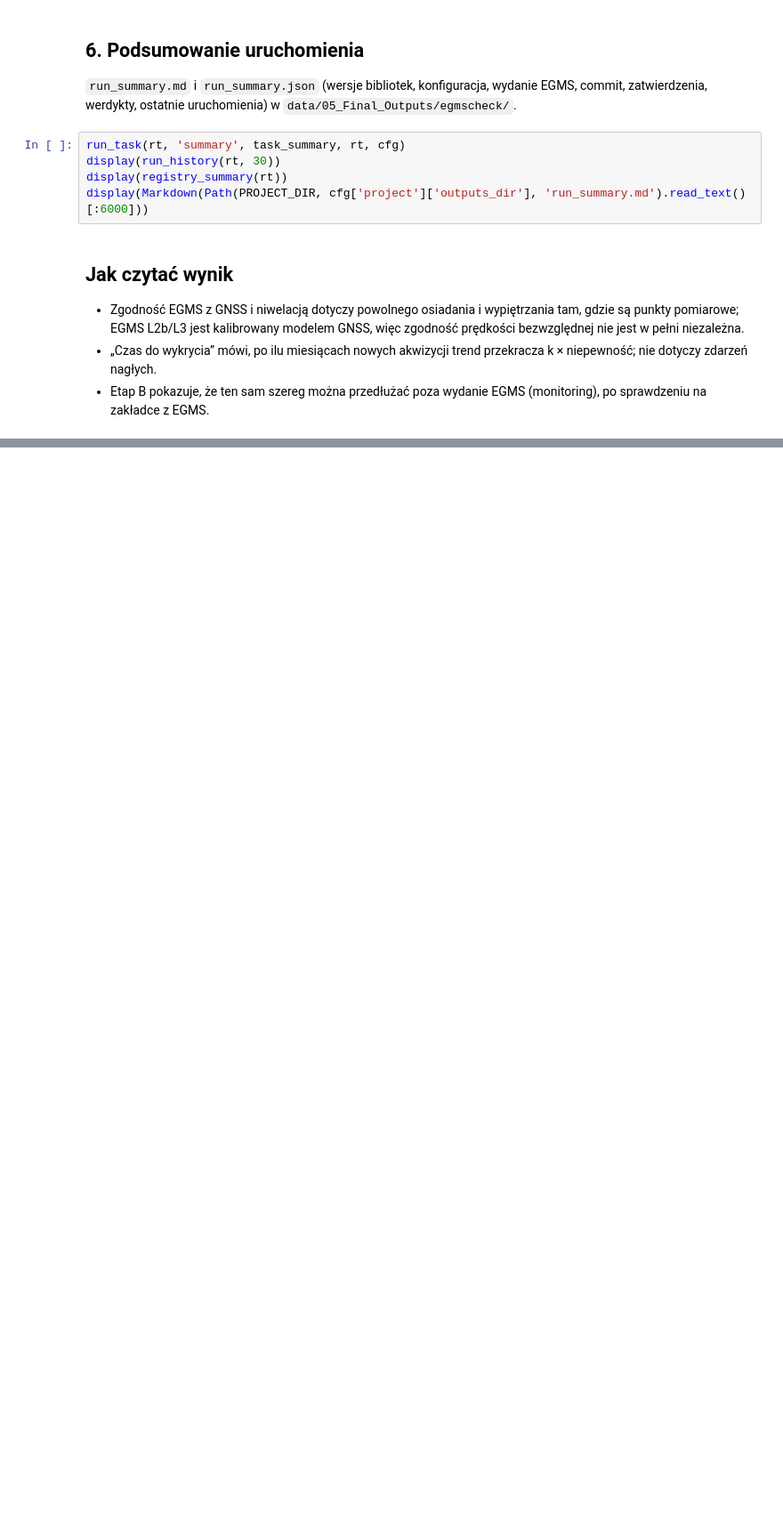
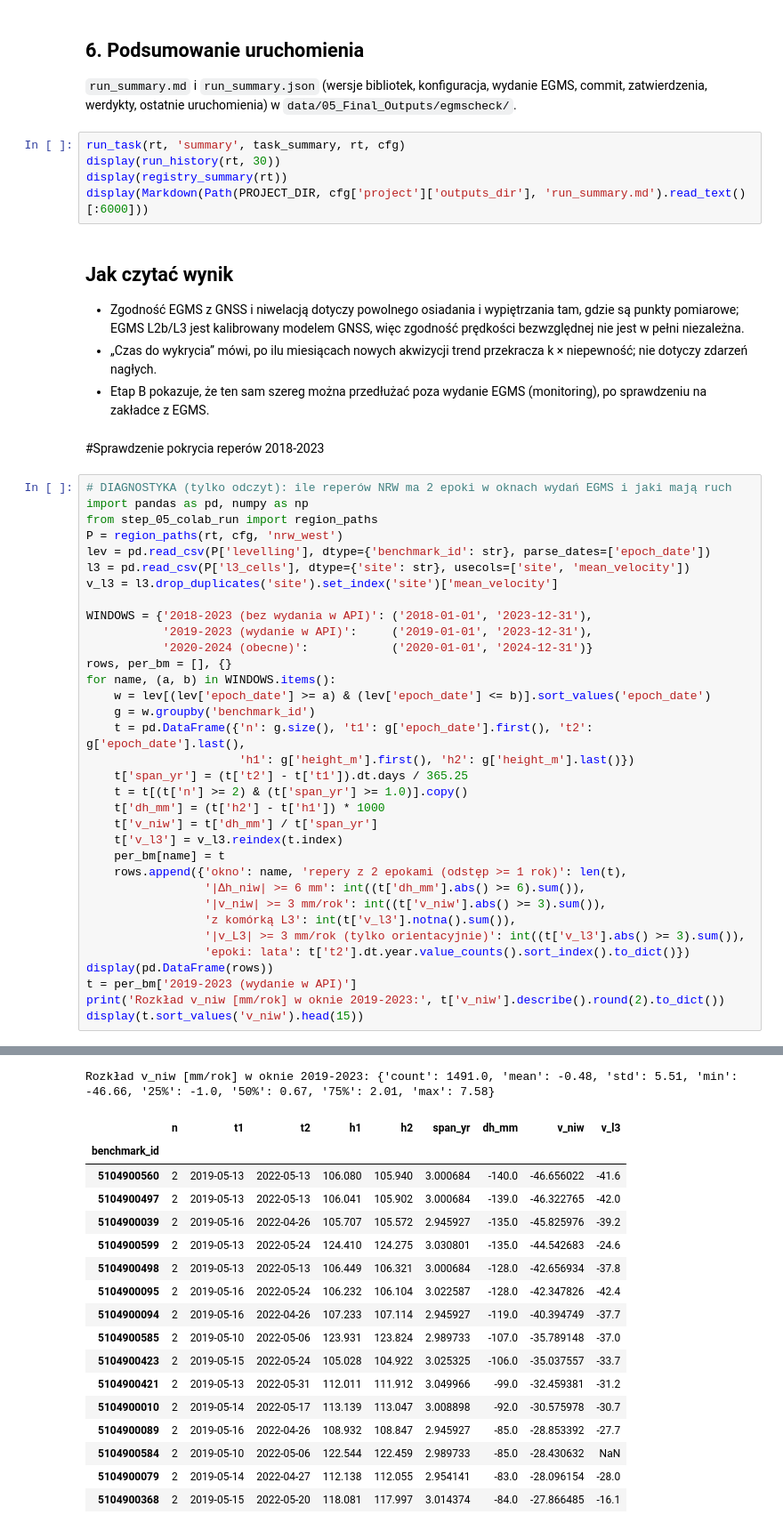
Before and after one commit to geoworldlook/2_geoworldlook-egmscheck, a Jupyter notebook: notebooks/EGMS_Monitoring.ipynb, the cells around one changed output, grey strips where cells are left out. Shown at 89% size. Cells and saved outputs as stored; diff of their text form; blank space fills up the shorter version.

Commit message:
Utworzono za pomocą Colab

```diff
--- a/notebooks/EGMS_Monitoring.ipynb
+++ b/notebooks/EGMS_Monitoring.ipynb
@@ -508,3 +508,40 @@ display(Markdown(Path(PROJECT_DIR, cfg['project']['outputs_dir'], 'run_summary.m
   jest kalibrowany modelem GNSS, więc zgodność prędkości bezwzględnej nie jest w pełni niezależna.
 - „Czas do wykrycia” mówi, po ilu miesiącach nowych akwizycji trend przekracza k × niepewność; nie dotyczy zdarzeń nagłych.
 - Etap B pokazuje, że ten sam szereg można przedłużać poza wydanie EGMS (monitoring), po sprawdzeniu na zakładce z EGMS.
+# %% [markdown]
+#Sprawdzenie pokrycia reperów 2018-2023
+# %%
+# DIAGNOSTYKA (tylko odczyt): ile reperów NRW ma 2 epoki w oknach wydań EGMS i jaki mają ruch
+import pandas as pd, numpy as np
+from step_05_colab_run import region_paths
+P = region_paths(rt, cfg, 'nrw_west')
+lev = pd.read_csv(P['levelling'], dtype={'benchmark_id': str}, parse_dates=['epoch_date'])
+l3 = pd.read_csv(P['l3_cells'], dtype={'site': str}, usecols=['site', 'mean_velocity'])
+v_l3 = l3.drop_duplicates('site').set_index('site')['mean_velocity']
+
+WINDOWS = {'2018-2023 (bez wydania w API)': ('2018-01-01', '2023-12-31'),
+           '2019-2023 (wydanie w API)':     ('2019-01-01', '2023-12-31'),
+           '2020-2024 (obecne)':            ('2020-01-01', '2024-12-31')}
+rows, per_bm = [], {}
+for name, (a, b) in WINDOWS.items():
+    w = lev[(lev['epoch_date'] >= a) & (lev['epoch_date'] <= b)].sort_values('epoch_date')
+    g = w.groupby('benchmark_id')
+    t = pd.DataFrame({'n': g.size(), 't1': g['epoch_date'].first(), 't2': g['epoch_date'].last(),
+                      'h1': g['height_m'].first(), 'h2': g['height_m'].last()})
+    t['span_yr'] = (t['t2'] - t['t1']).dt.days / 365.25
+    t = t[(t['n'] >= 2) & (t['span_yr'] >= 1.0)].copy()
+    t['dh_mm'] = (t['h2'] - t['h1']) * 1000
+    t['v_niw'] = t['dh_mm'] / t['span_yr']
+    t['v_l3'] = v_l3.reindex(t.index)
+    per_bm[name] = t
+    rows.append({'okno': name, 'repery z 2 epokami (odstęp >= 1 rok)': len(t),
+                 '|Δh_niw| >= 6 mm': int((t['dh_mm'].abs() >= 6).sum()),
+                 '|v_niw| >= 3 mm/rok': int((t['v_niw'].abs() >= 3).sum()),
+                 'z komórką L3': int(t['v_l3'].notna().sum()),
+                 '|v_L3| >= 3 mm/rok (tylko orientacyjnie)': int((t['v_l3'].abs() >= 3).sum()),
+                 'epoki: lata': t['t2'].dt.year.value_counts().sort_index().to_dict()})
+display(pd.DataFrame(rows))
+t = per_bm['2019-2023 (wydanie w API)']
+print('Rozkład v_niw [mm/rok] w oknie 2019-2023:', t['v_niw'].describe().round(2).to_dict())
+display(t.sort_values('v_niw').head(15))
+# %% [output]
@@ -510,0 +552,18 @@ display(Markdown(Path(PROJECT_DIR, cfg['project']['outputs_dir'], 'run_summary.m
+Rozkład v_niw [mm/rok] w oknie 2019-2023: {'count': 1491.0, 'mean': -0.48, 'std': 5.51, 'min': -46.66, '25%': -1.0, '50%': 0.67, '75%': 2.01, 'max': 7.58}
+|  | n | t1 | t2 | h1 | h2 | span_yr | dh_mm | v_niw | v_l3 |
+| benchmark_id |  |  |  |  |  |  |  |  |  |
+| 5104900560 | 2 | 2019-05-13 | 2022-05-13 | 106.080 | 105.940 | 3.000684 | -140.0 | -46.656022 | -41.6 |
+| 5104900497 | 2 | 2019-05-13 | 2022-05-13 | 106.041 | 105.902 | 3.000684 | -139.0 | -46.322765 | -42.0 |
+| 5104900039 | 2 | 2019-05-16 | 2022-04-26 | 105.707 | 105.572 | 2.945927 | -135.0 | -45.825976 | -39.2 |
+| 5104900599 | 2 | 2019-05-13 | 2022-05-24 | 124.410 | 124.275 | 3.030801 | -135.0 | -44.542683 | -24.6 |
+| 5104900498 | 2 | 2019-05-13 | 2022-05-13 | 106.449 | 106.321 | 3.000684 | -128.0 | -42.656934 | -37.8 |
+| 5104900095 | 2 | 2019-05-16 | 2022-05-24 | 106.232 | 106.104 | 3.022587 | -128.0 | -42.347826 | -42.4 |
+| 5104900094 | 2 | 2019-05-16 | 2022-04-26 | 107.233 | 107.114 | 2.945927 | -119.0 | -40.394749 | -37.7 |
+| 5104900585 | 2 | 2019-05-10 | 2022-05-06 | 123.931 | 123.824 | 2.989733 | -107.0 | -35.789148 | -37.0 |
+| 5104900423 | 2 | 2019-05-15 | 2022-05-24 | 105.028 | 104.922 | 3.025325 | -106.0 | -35.037557 | -33.7 |
+| 5104900421 | 2 | 2019-05-13 | 2022-05-31 | 112.011 | 111.912 | 3.049966 | -99.0 | -32.459381 | -31.2 |
+| 5104900010 | 2 | 2019-05-14 | 2022-05-17 | 113.139 | 113.047 | 3.008898 | -92.0 | -30.575978 | -30.7 |
+| 5104900089 | 2 | 2019-05-16 | 2022-04-26 | 108.932 | 108.847 | 2.945927 | -85.0 | -28.853392 | -27.7 |
+| 5104900584 | 2 | 2019-05-10 | 2022-05-06 | 122.544 | 122.459 | 2.989733 | -85.0 | -28.430632 | NaN |
+| 5104900079 | 2 | 2019-05-14 | 2022-04-27 | 112.138 | 112.055 | 2.954141 | -83.0 | -28.096154 | -28.0 |
+| 5104900368 | 2 | 2019-05-15 | 2022-05-20 | 118.081 | 117.997 | 3.014374 | -84.0 | -27.866485 | -16.1 |
```
Also changed, not shown: parts of 4 cells of this notebook.
